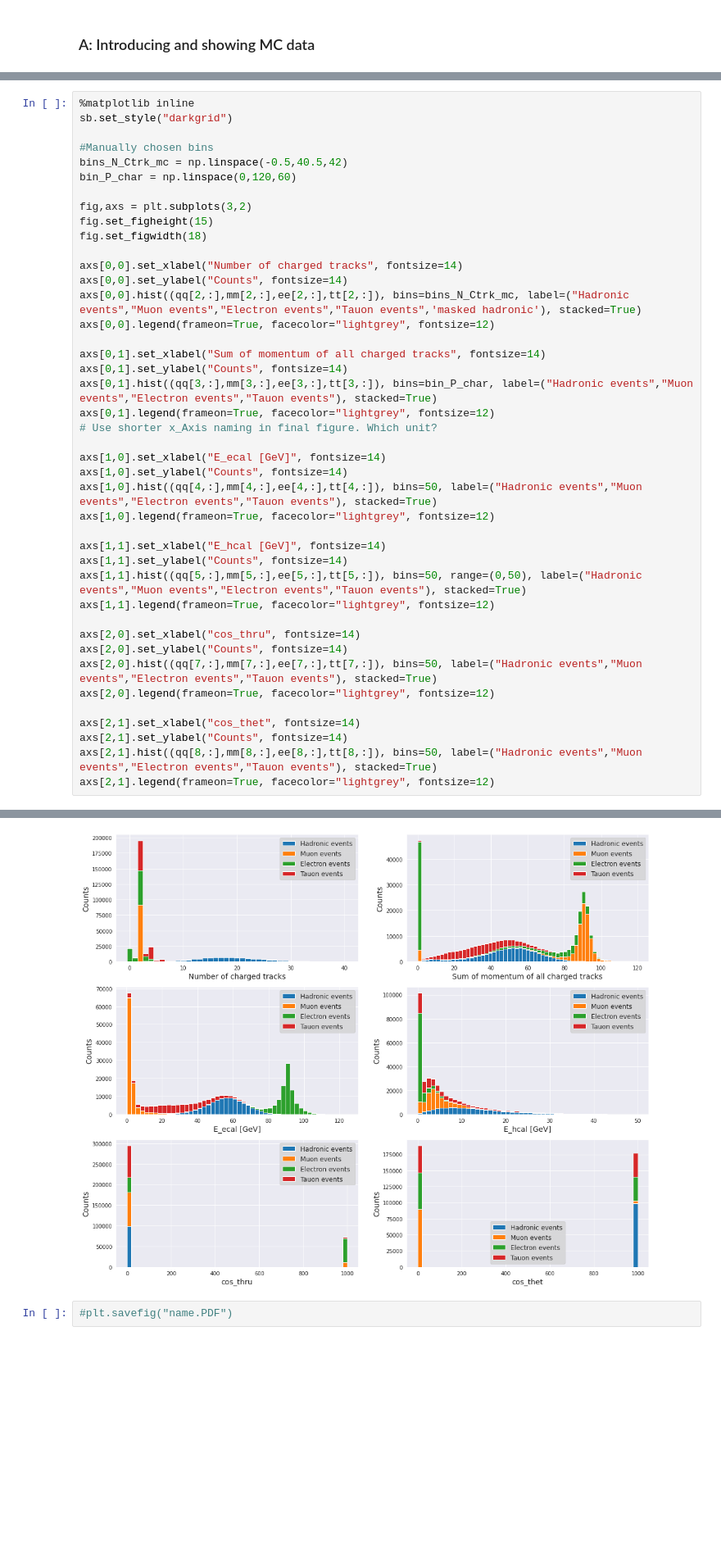
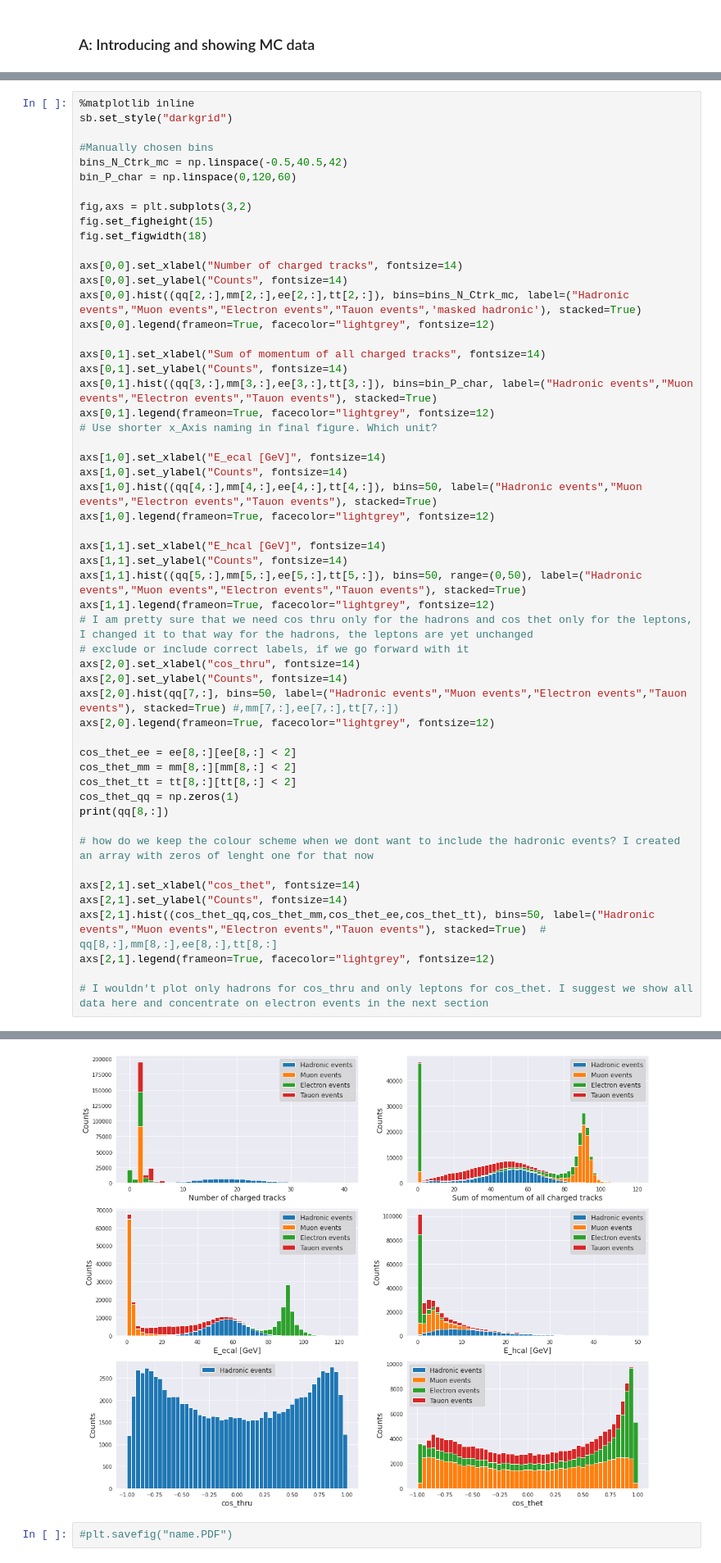
Before and after one commit to benfreiburg/z0-precisionmeasurement, a Jupyter notebook: Z0_main.ipynb, the cells around one changed output, grey strips where cells are left out. Shown: that part at 82% size. Drawn from its saved outputs; the diff is of its cells as text; blank space fills up the shorter version.

```diff
--- a/Z0_main.ipynb
+++ b/Z0_main.ipynb
@@ -219,14 +223,25 @@ axs[1,1].set_xlabel("E_hcal [GeV]", fontsize=14)
 axs[1,1].set_ylabel("Counts", fontsize=14)
 axs[1,1].hist((qq[5,:],mm[5,:],ee[5,:],tt[5,:]), bins=50, range=(0,50), label=("Hadronic events","Muon events","Electron events","Tauon events"), stacked=True)
 axs[1,1].legend(frameon=True, facecolor="lightgrey", fontsize=12)
-
+# I am pretty sure that we need cos thru only for the hadrons and cos thet only for the leptons, I changed it to that way for the hadrons, the leptons are yet unchanged
+# exclude or include correct labels, if we go forward with it
 axs[2,0].set_xlabel("cos_thru", fontsize=14)
 axs[2,0].set_ylabel("Counts", fontsize=14)
-axs[2,0].hist((qq[7,:],mm[7,:],ee[7,:],tt[7,:]), bins=50, label=("Hadronic events","Muon events","Electron events","Tauon events"), stacked=True)
+axs[2,0].hist(qq[7,:], bins=50, label=("Hadronic events","Muon events","Electron events","Tauon events"), stacked=True) #,mm[7,:],ee[7,:],tt[7,:])
 axs[2,0].legend(frameon=True, facecolor="lightgrey", fontsize=12)
+
+cos_thet_ee = ee[8,:][ee[8,:] < 2]
+cos_thet_mm = mm[8,:][mm[8,:] < 2]
+cos_thet_tt = tt[8,:][tt[8,:] < 2]
+cos_thet_qq = np.zeros(1)
+print(qq[8,:])
+
+# how do we keep the colour scheme when we dont want to include the hadronic events? I created an array with zeros of lenght one for that now
 
 axs[2,1].set_xlabel("cos_thet", fontsize=14)
 axs[2,1].set_ylabel("Counts", fontsize=14)
-axs[2,1].hist((qq[8,:],mm[8,:],ee[8,:],tt[8,:]), bins=50, label=("Hadronic events","Muon events","Electron events","Tauon events"), stacked=True)
+axs[2,1].hist((cos_thet_qq,cos_thet_mm,cos_thet_ee,cos_thet_tt), bins=50, label=("Hadronic events","Muon events","Electron events","Tauon events"), stacked=True)  # qq[8,:],mm[8,:],ee[8,:],tt[8,:]
 axs[2,1].legend(frameon=True, facecolor="lightgrey", fontsize=12)
+
+# I wouldn't plot only hadrons for cos_thru and only leptons for cos_thet. I suggest we show all data here and concentrate on electron events in the next section
 # %% [output]
@@ -234,4 +250,4 @@ axs[2,1].legend(frameon=True, facecolor="lightgrey", fontsize=12)
-[figure, old version]
+[figure, new version]
 # %%
 #plt.savefig("name.PDF")
 # %% [markdown]
```
Also changed, not shown: parts of 19 cells of this notebook.
